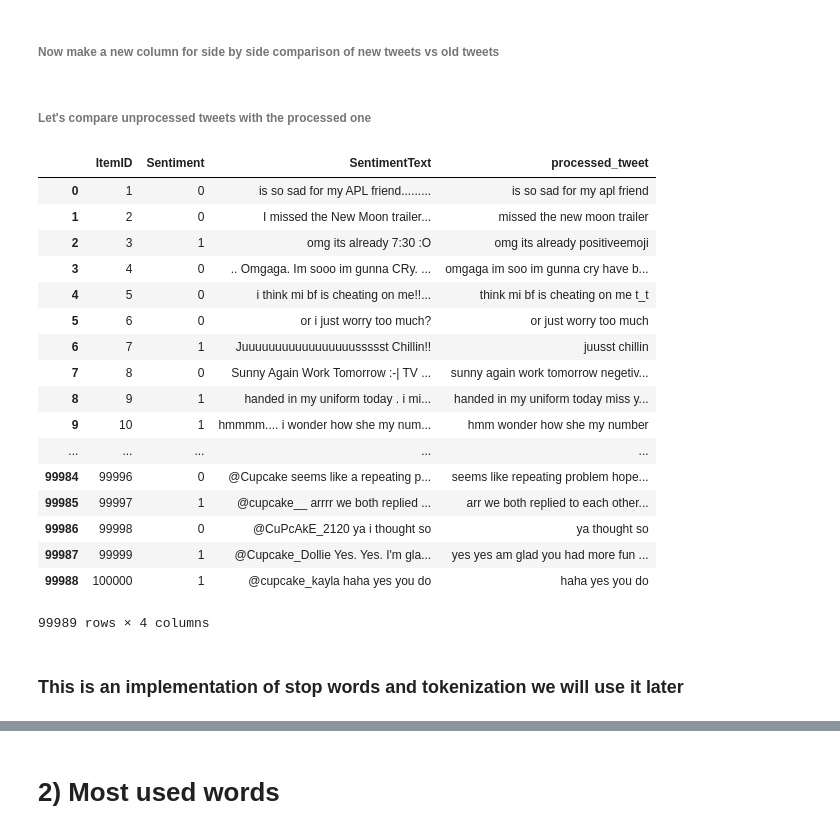
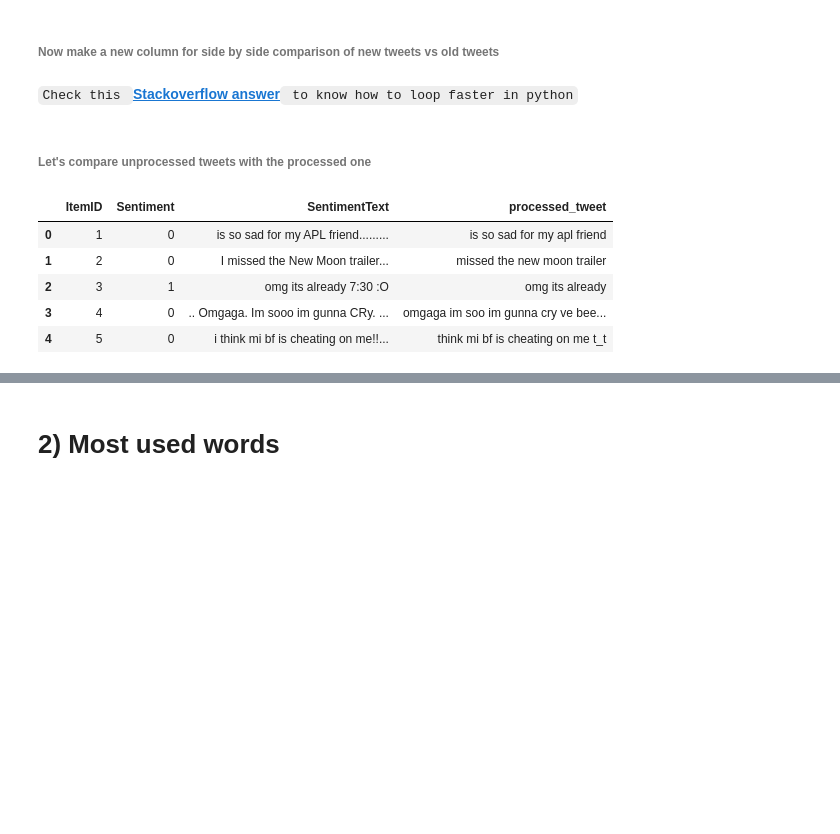
Before and after one commit to gunjannandy/twitter-sentiment-analysis, a Jupyter notebook: twitter-sentiment-analysis.ipynb, the cells around one changed output, grey strips where cells are left out. Saved outputs shown, nothing was run; the diff lists cells and outputs as text; code cells hidden in the pictures; blank space fills up the shorter version.

```diff
--- a/twitter-sentiment-analysis.ipynb
+++ b/twitter-sentiment-analysis.ipynb
@@ -154,30 +183,18 @@ def process_tweet(tweet):
     return tweet
 # %% [markdown]
 ###### Now make a new column for side by side comparison of new tweets vs old tweets
+# %% [markdown]
+`Check this `**[Stackoverflow answer](https://stackoverflow.com/a/52674448/8141330)**` to know how to loop faster in python`
+# %% [markdown]
+###### Let's compare unprocessed tweets with the processed one
 # %%
 total_data['processed_tweet'] = np.vectorize(process_tweet)(total_data[tweet])
-# %% [markdown]
-###### Let's compare unprocessed tweets with the processed one
 # %%
-total_data
+total_data.head()
 # %% [output]
 |  | ItemID | Sentiment | SentimentText | processed_tweet |
 | 0 | 1 | 0 | is so sad for my APL friend......... | is so sad for my apl friend |
 | 1 | 2 | 0 | I missed the New Moon trailer... | missed the new moon trailer |
-| 2 | 3 | 1 | omg its already 7:30 :O | omg its already positiveemoji |
-| 3 | 4 | 0 | .. Omgaga. Im sooo im gunna CRy. ... | omgaga im soo im gunna cry have b... |
+| 2 | 3 | 1 | omg its already 7:30 :O | omg its already |
+| 3 | 4 | 0 | .. Omgaga. Im sooo im gunna CRy. ... | omgaga im soo im gunna cry ve bee... |
 | 4 | 5 | 0 | i think mi bf is cheating on me!!... | think mi bf is cheating on me t_t |
-| 5 | 6 | 0 | or i just worry too much? | or just worry too much |
-| 6 | 7 | 1 | Juuuuuuuuuuuuuuuuussssst Chillin!! | juusst chillin |
-| 7 | 8 | 0 | Sunny Again Work Tomorrow :-| TV ... | sunny again work tomorrow negetiv... |
-| 8 | 9 | 1 | handed in my uniform today . i mi... | handed in my uniform today miss y... |
-| 9 | 10 | 1 | hmmmm.... i wonder how she my num... | hmm wonder how she my number |
-| ... | ... | ... | ... | ... |
-| 99984 | 99996 | 0 | @Cupcake seems like a repeating p... | seems like repeating problem hope... |
-| 99985 | 99997 | 1 | @cupcake__ arrrr we both replied ... | arr we both replied to each other... |
-| 99986 | 99998 | 0 | @CuPcAkE_2120 ya i thought so | ya thought so |
-| 99987 | 99999 | 1 | @Cupcake_Dollie Yes. Yes. I'm gla... | yes yes am glad you had more fun ... |
-| 99988 | 100000 | 1 | @cupcake_kayla haha yes you do | haha yes you do |
-99989 rows × 4 columns
-# %% [markdown]
-### This is an implementation of stop words and tokenization we will use it later
```
Also changed, not shown: parts of 45 cells of this notebook, 1 other file.
